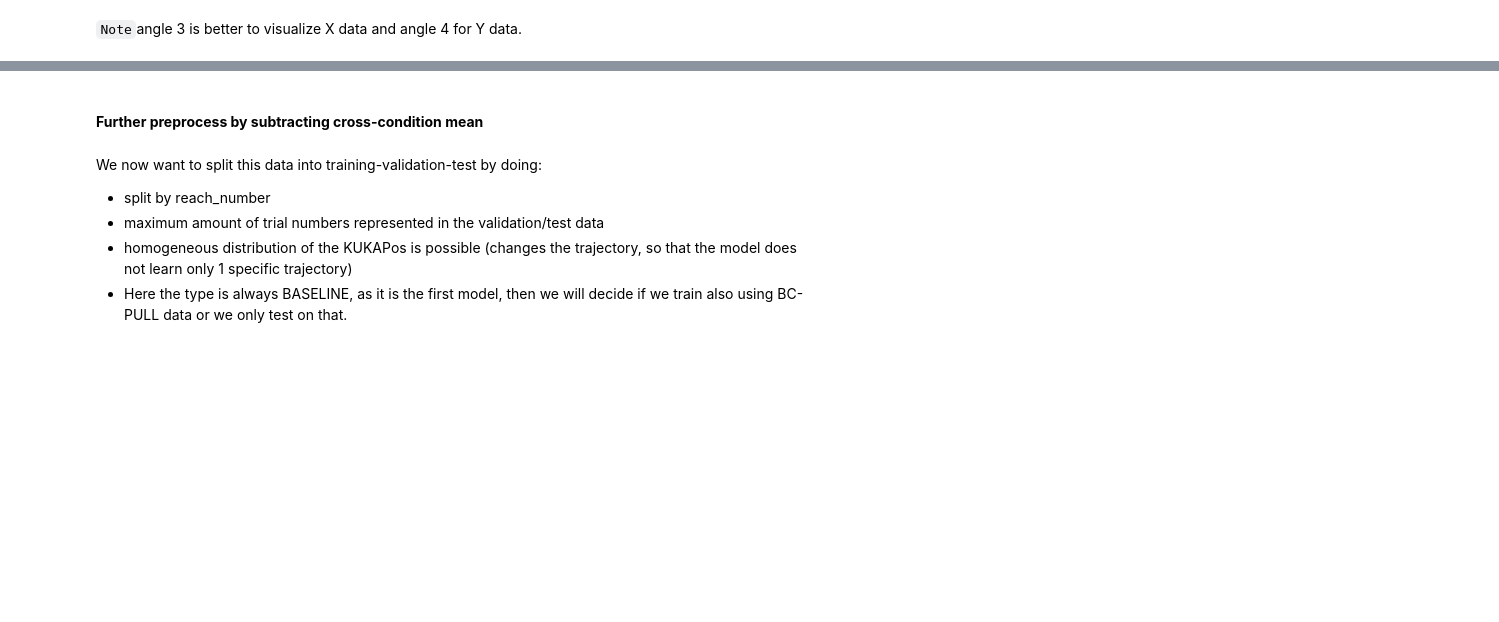
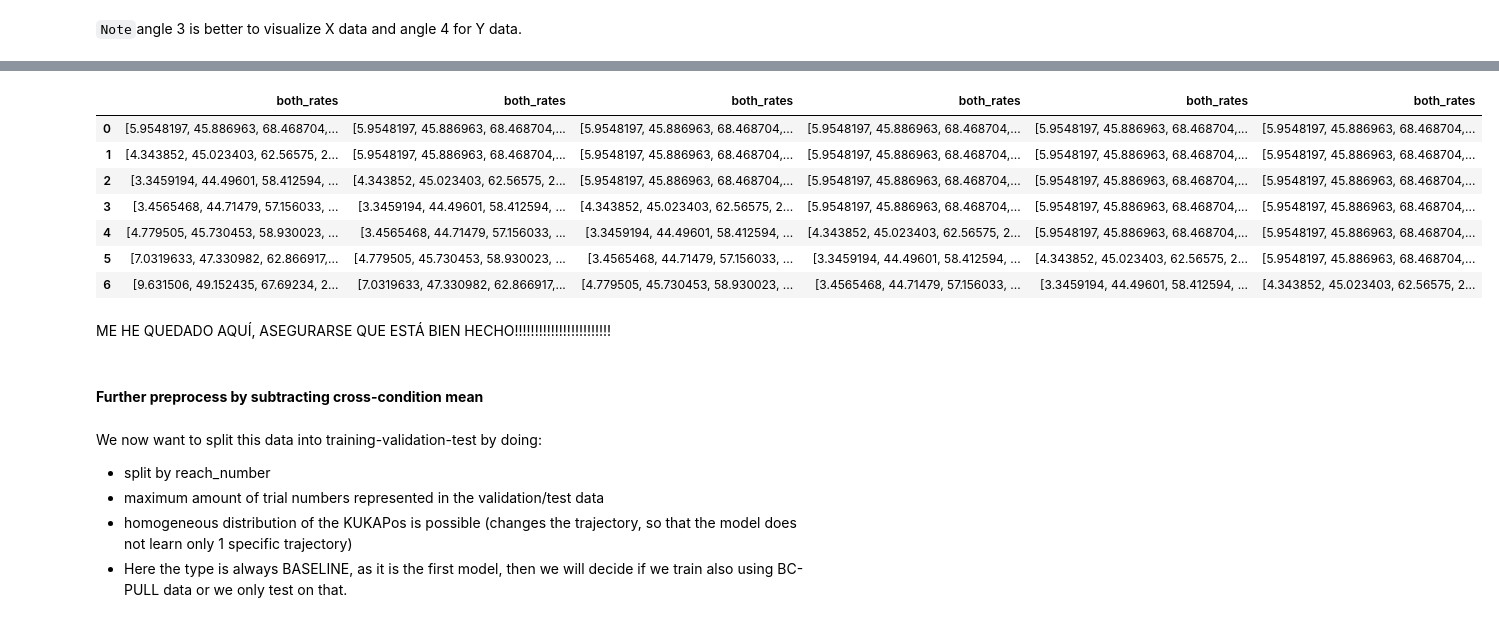
Before and after one commit to nereaiscamu/CL_UpperLimb_Control, a Jupyter notebook: Baseline_Decoders.ipynb, the cells around one changed output, grey strips where cells are left out. Drawn from its saved outputs; the diff is of its cells as text; code cells hidden in the pictures; blank space fills up the shorter version.

```diff
--- a/Baseline_Decoders.ipynb
+++ b/Baseline_Decoders.ipynb
@@ -261,0 +286,11 @@ tidy_df.head()
+# %%
+tidy_df.both_rates_augmented.head(7)
+# %% [output]
+|  | both_rates | both_rates | both_rates | both_rates | both_rates | both_rates |
+| 0 | [5.9548197, 45.886963, 68.468704,... | [5.9548197, 45.886963, 68.468704,... | [5.9548197, 45.886963, 68.468704,... | [5.9548197, 45.886963, 68.468704,... | [5.9548197, 45.886963, 68.468704,... | [5.9548197, 45.886963, 68.468704,... |
+| 1 | [4.343852, 45.023403, 62.56575, 2... | [5.9548197, 45.886963, 68.468704,... | [5.9548197, 45.886963, 68.468704,... | [5.9548197, 45.886963, 68.468704,... | [5.9548197, 45.886963, 68.468704,... | [5.9548197, 45.886963, 68.468704,... |
+| 2 | [3.3459194, 44.49601, 58.412594, ... | [4.343852, 45.023403, 62.56575, 2... | [5.9548197, 45.886963, 68.468704,... | [5.9548197, 45.886963, 68.468704,... | [5.9548197, 45.886963, 68.468704,... | [5.9548197, 45.886963, 68.468704,... |
+| 3 | [3.4565468, 44.71479, 57.156033, ... | [3.3459194, 44.49601, 58.412594, ... | [4.343852, 45.023403, 62.56575, 2... | [5.9548197, 45.886963, 68.468704,... | [5.9548197, 45.886963, 68.468704,... | [5.9548197, 45.886963, 68.468704,... |
+| 4 | [4.779505, 45.730453, 58.930023, ... | [3.4565468, 44.71479, 57.156033, ... | [3.3459194, 44.49601, 58.412594, ... | [4.343852, 45.023403, 62.56575, 2... | [5.9548197, 45.886963, 68.468704,... | [5.9548197, 45.886963, 68.468704,... |
+| 5 | [7.0319633, 47.330982, 62.866917,... | [4.779505, 45.730453, 58.930023, ... | [3.4565468, 44.71479, 57.156033, ... | [3.3459194, 44.49601, 58.412594, ... | [4.343852, 45.023403, 62.56575, 2... | [5.9548197, 45.886963, 68.468704,... |
+| 6 | [9.631506, 49.152435, 67.69234, 2... | [7.0319633, 47.330982, 62.866917,... | [4.779505, 45.730453, 58.930023, ... | [3.4565468, 44.71479, 57.156033, ... | [3.3459194, 44.49601, 58.412594, ... | [4.343852, 45.023403, 62.56575, 2... |
@@ -262,3 +299,5 @@ tidy_df.head()
+# %% [markdown]
+ME HE QUEDADO AQUÍ, ASEGURARSE QUE ESTÁ BIEN HECHO!!!!!!!!!!!!!!!!!!!!!!!!
 # %%
 tidy_df['target_pos'] = tidy_df.apply(lambda x: np.concatenate([x['x'][4:5], x['y'][4:5], x['z'][4:5]]), axis = 1)
 # %% [markdown]
```
Also changed, not shown: parts of 29 cells of this notebook, 13 other files.
